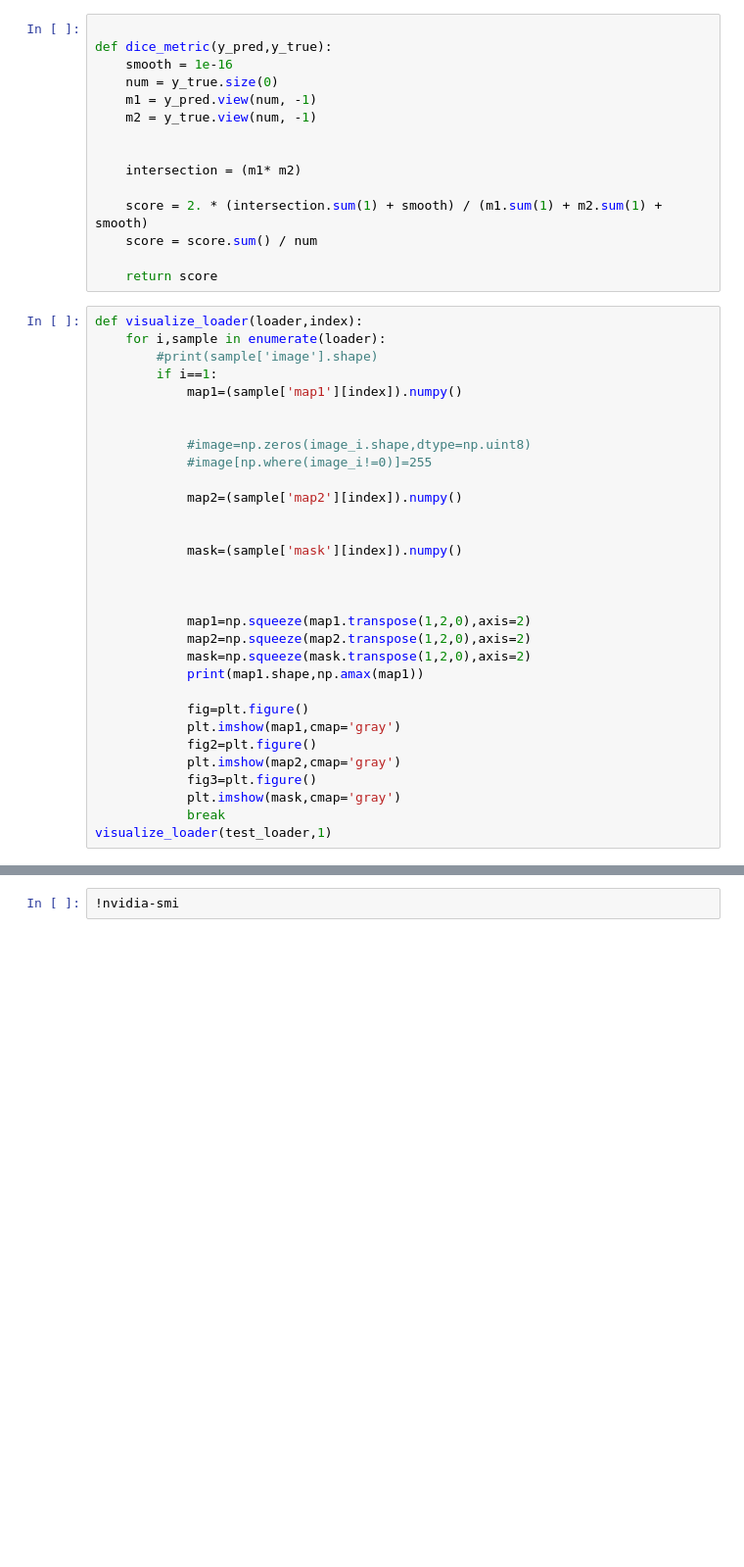
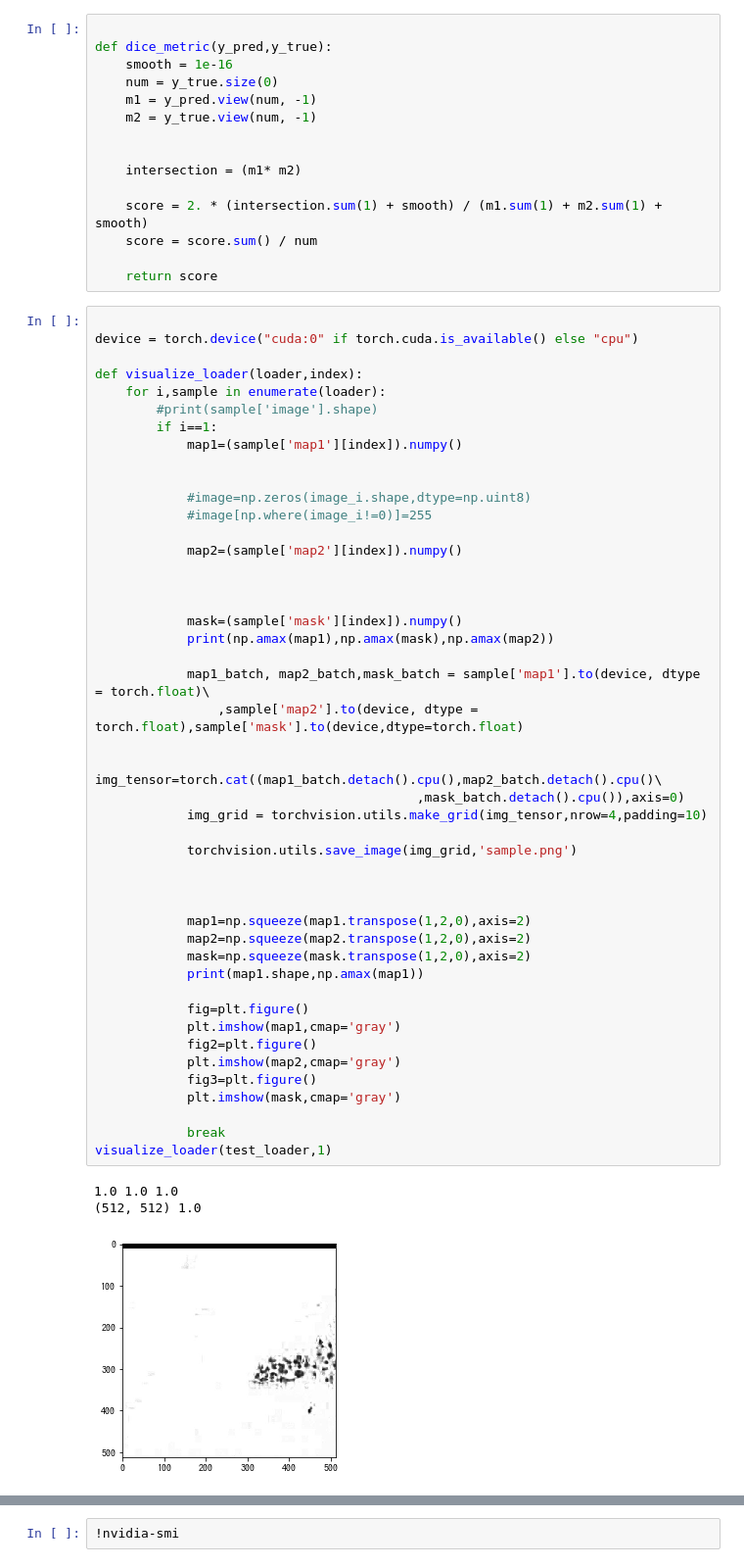
Before and after one commit to atheeth96/digestpath_colon, a Jupyter notebook: Digest_DualEncoding.ipynb, the cells around one changed output, grey strips where cells are left out. Shown at 98% size. Drawn from its saved outputs; the diff is of its cells as text; blank space fills up the shorter version.

```diff
--- a/Digest_DualEncoding.ipynb
+++ b/Digest_DualEncoding.ipynb
@@ -119,33 +124,52 @@ def dice_metric(y_pred,y_true):
 
     return score
 # %%
+
+device = torch.device("cuda:0" if torch.cuda.is_available() else "cpu")
+
 def visualize_loader(loader,index):
     for i,sample in enumerate(loader):
         #print(sample['image'].shape)
         if i==1:
             map1=(sample['map1'][index]).numpy()
 
 
             #image=np.zeros(image_i.shape,dtype=np.uint8)
             #image[np.where(image_i!=0)]=255
 
             map2=(sample['map2'][index]).numpy()
 
 
+
             mask=(sample['mask'][index]).numpy()
+            print(np.amax(map1),np.amax(mask),np.amax(map2))
+
+            map1_batch, map2_batch,mask_batch = sample['map1'].to(device, dtype = torch.float)\
+                ,sample['map2'].to(device, dtype = torch.float),sample['mask'].to(device,dtype=torch.float)
+
+            img_tensor=torch.cat((map1_batch.detach().cpu(),map2_batch.detach().cpu()\
+                                          ,mask_batch.detach().cpu()),axis=0)
+            img_grid = torchvision.utils.make_grid(img_tensor,nrow=4,padding=10)
+
+            torchvision.utils.save_image(img_grid,'sample.png')
 
 
 
             map1=np.squeeze(map1.transpose(1,2,0),axis=2)
             map2=np.squeeze(map2.transpose(1,2,0),axis=2)
             mask=np.squeeze(mask.transpose(1,2,0),axis=2)
             print(map1.shape,np.amax(map1))
 
             fig=plt.figure()
             plt.imshow(map1,cmap='gray')
             fig2=plt.figure()
             plt.imshow(map2,cmap='gray')
             fig3=plt.figure()
             plt.imshow(mask,cmap='gray')
+
             break
 visualize_loader(test_loader,1)
+# %% [output]
+1.0 1.0 1.0
+(512, 512) 1.0
+[figure, added]
```
Also changed, not shown: parts of 6 cells of this notebook, 6 other files.
